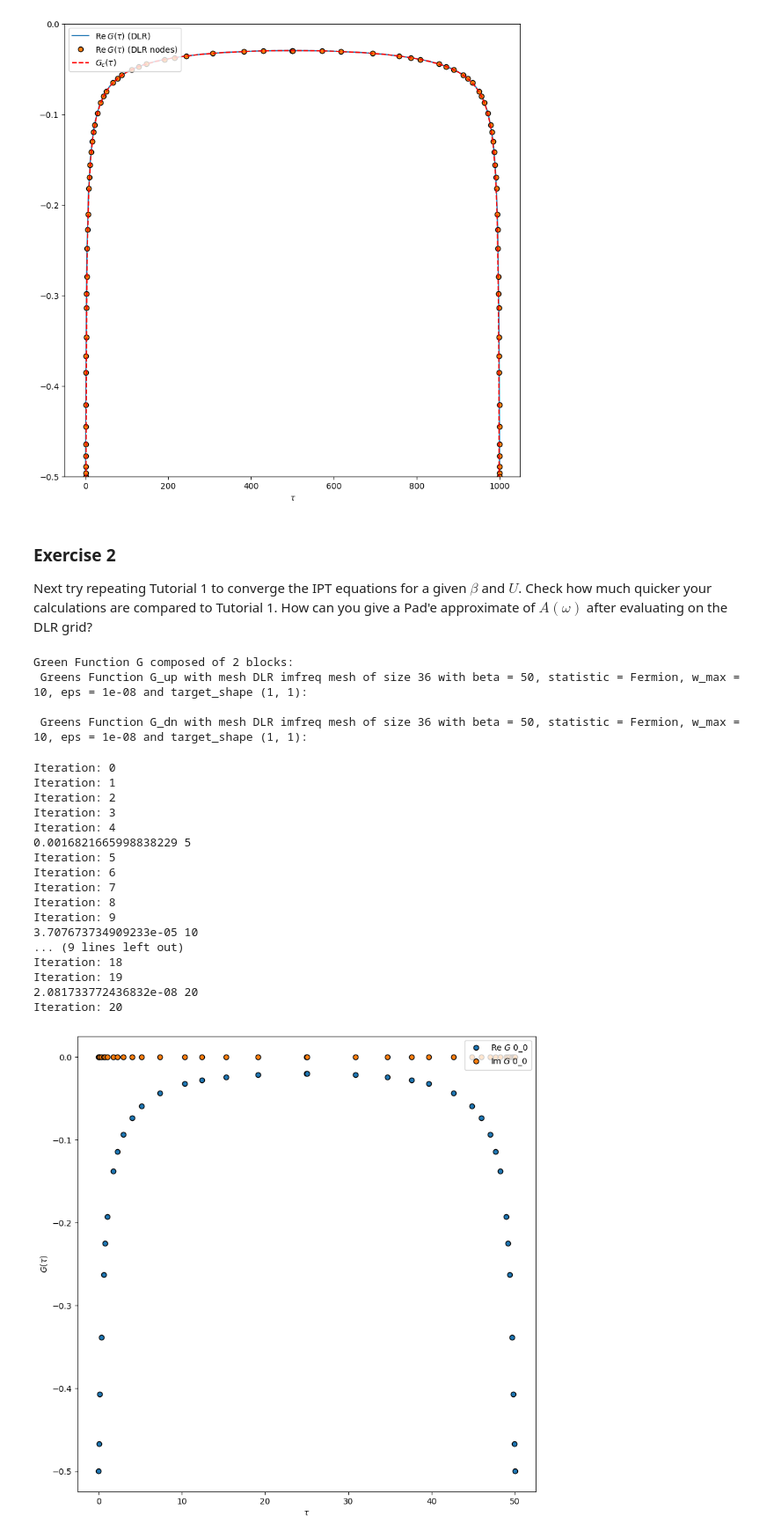
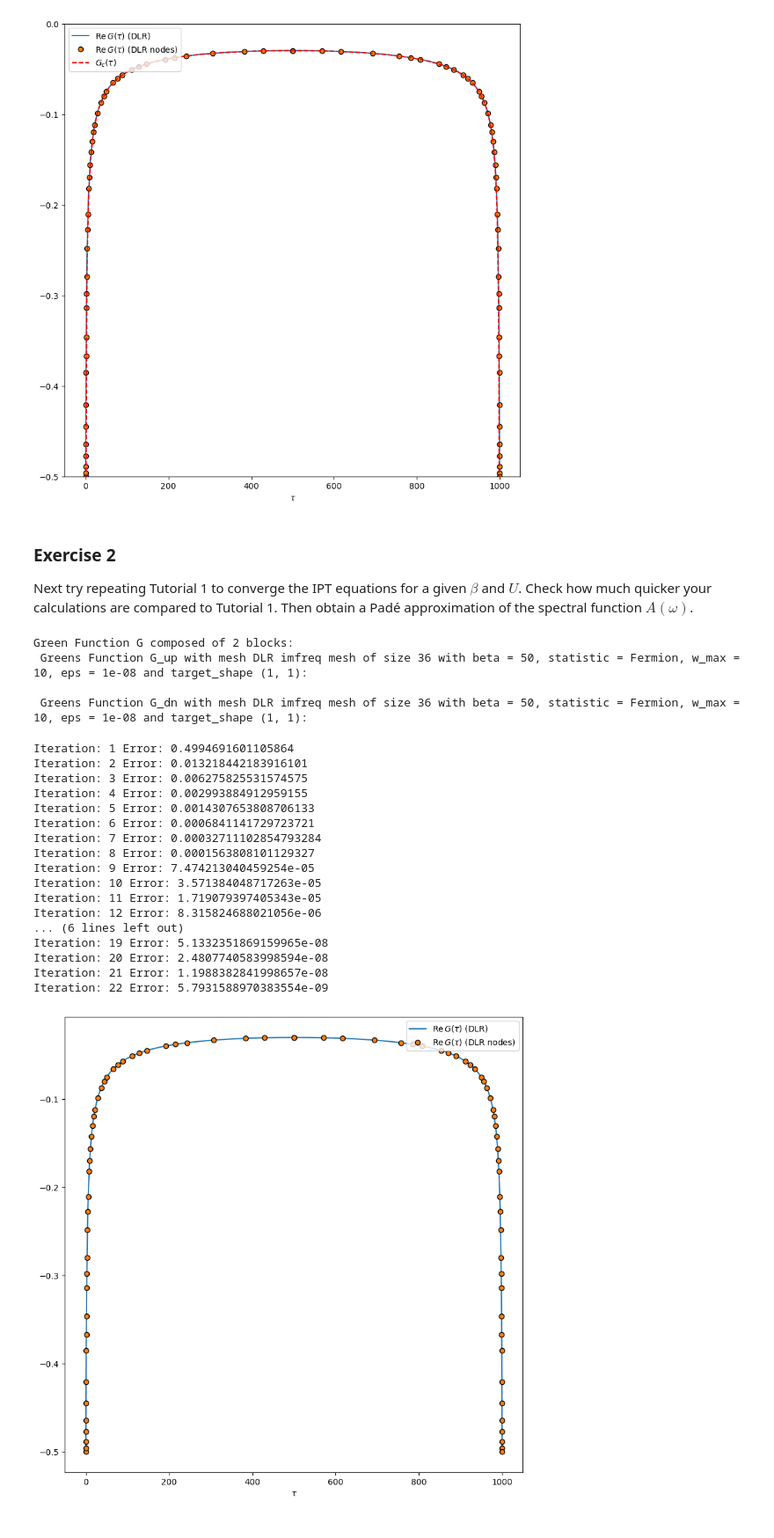
Before and after one commit to TRIQS/tutorials, a Jupyter notebook: ModelDMFT/solutions/06s-Discrete_Lehman_Representation.ipynb, the cells around one changed output. Shown at 88% size. Drawn from its saved outputs; the diff is of its cells as text; code cells hidden in the pictures.

```diff
--- a/ModelDMFT/solutions/06s-Discrete_Lehman_Representation.ipynb
+++ b/ModelDMFT/solutions/06s-Discrete_Lehman_Representation.ipynb
@@ -243,7 +242,7 @@ plt.show()
 # %% [markdown]
 ### Exercise 2
 
-Next try repeating Tutorial 1 to converge the IPT equations for a given $\beta$ and $U$. Check how much quicker your calculations are compared to Tutorial 1. How can you give a Pad\'e approximate of $A(\omega)$ after evaluating on the DLR grid?
+Next try repeating Tutorial 1 to converge the IPT equations for a given $\beta$ and $U$. Check how much quicker your calculations are compared to Tutorial 1. Then obtain a Padé approximation of the spectral function $A(\omega)$.
 # %%
 
 from triqs.gf import *
@@ -292,7 +291,6 @@ Green Function G composed of 2 blocks:
 error = 1.0
 iter = 0
 while error > params["threshold"]:
-    print("Iteration:", iter)
     for block, g in S.G0_iw:
         g << inverse( iOmega_n - params["t"]**2 * S.G_iw[block] )
     S.G0_tau << make_gf_dlr_imtime(S.G0_iw)
@@ -303,36 +301,40 @@ while error > params["threshold"]:
     S.G_iw << params["alpha"]*S.G_iw+ (1-params["alpha"])*G_old
     G_tau_old = S.G_tau.copy()
     S.G_tau << make_gf_dlr_imtime(S.G_iw)
-    error = np.mean(np.abs((S.G_tau["up"].real.data[:,0,0] - G_tau_old["up"].real.data[:,0,0]) / G_tau_old["up"].real.data[:,0,0]))
+    error = np.max(np.abs((S.G_tau["up"].data[:,0,0] - G_tau_old["up"].data[:,0,0])))     # Compute absolute error
+    iter += 1
 
-    iter += 1
-    if iter % 5 == 0:
-        print(error, iter)
+    print("Iteration:", iter, "Error:", error)
     if iter > params["max_iter"]:
         print("Maximum number of iterations reached without convergence")
         break
 # %% [output]
-Iteration: 0
-Iteration: 1
-Iteration: 2
-Iteration: 3
-Iteration: 4
-0.0016821665998838229 5
-Iteration: 5
-Iteration: 6
-Iteration: 7
-Iteration: 8
-Iteration: 9
-3.707673734909233e-05 10
-... (9 lines left out)
-Iteration: 18
-Iteration: 19
-2.081733772436832e-08 20
-Iteration: 20
+Iteration: 1 Error: 0.4994691601105864
+Iteration: 2 Error: 0.013218442183916101
+Iteration: 3 Error: 0.006275825531574575
+Iteration: 4 Error: 0.002993884912959155
+Iteration: 5 Error: 0.0014307653808706133
+Iteration: 6 Error: 0.0006841141729723721
+Iteration: 7 Error: 0.00032711102854793284
+Iteration: 8 Error: 0.0001563808101129327
+Iteration: 9 Error: 7.474213040459254e-05
+Iteration: 10 Error: 3.571384048717263e-05
+Iteration: 11 Error: 1.719079397405343e-05
+Iteration: 12 Error: 8.315824688021056e-06
+... (6 lines left out)
+Iteration: 19 Error: 5.1332351869159965e-08
+Iteration: 20 Error: 2.4807740583998594e-08
+Iteration: 21 Error: 1.1988382841998657e-08
+Iteration: 22 Error: 5.7931588970383554e-09
 # %%
+G_tau_dense = make_gf_imtime(G_tau["up"], n_tau=1000)   # Obtain DLR expansion on dense imaginary time grid
+
 plt.figure(figsize = (10,10))
-oplot(S.G_tau["up"], marker = "o", markeredgecolor = "black", name = r"$G$")
+oplot(G_tau_dense.real, label = r"$\mathrm{Re}\, G(\tau)$ (DLR)")
+oplot(G_tau["up"].real, marker = "o", markeredgecolor = "black", label = r"$\mathrm{Re}\, G(\tau)$ (DLR nodes)")
+plt.ylabel("")
+plt.legend(loc="upper right")
 plt.show()
 # %% [output]
-[figure, old version]
+[figure, new version]
 # %%
```
Also changed, not shown: parts of 10 cells of this notebook.
